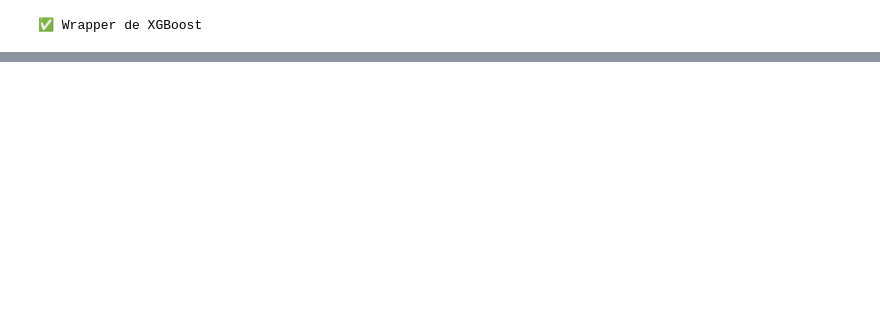
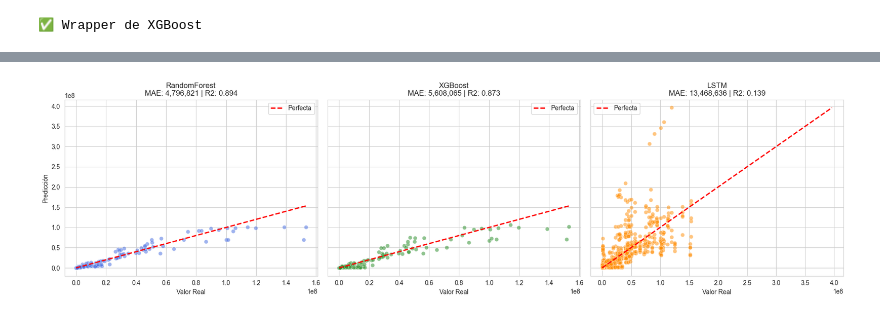
Before and after one commit to rortizgeo/Maestria_CD_Proyecto-Aplicado, a Jupyter notebook: 3_PA_Workflow_Paneldata_Hybrid.ipynb, the cells around one changed output, grey strips where cells are left out. Saved outputs shown, nothing was run; the diff lists cells and outputs as text; code cells hidden in the pictures; blank space fills up the shorter version.

```diff
--- a/3_PA_Workflow_Paneldata_Hybrid.ipynb
+++ b/3_PA_Workflow_Paneldata_Hybrid.ipynb
@@ -153,8 +110,11 @@ cols_exclude = ['year', 'ds', TARGET, 'country', 'countryCode', 'iso2', 'code']
 numeric_cols = df_ml.select_dtypes(include=[np.number]).columns.tolist()
 features_tabular = [c for c in numeric_cols if c not in cols_exclude]
 
-# Filtramos para que NO entren lags del target si por error se crearon
-features_tabular = [c for c in numeric_cols if c not in cols_exclude and TARGET not in c]
+
+# X_tab_full contendrá TODAS las variables (incluyendo lags del target)
+X_tab_full = df_ml[[c for c in numeric_cols if c not in cols_exclude]]
+y_tab = df_ml[TARGET]
+
 
 print(f"✅ Features seleccionadas ({len(features_tabular)}):")
 print(features_tabular)
@@ -1209,0 +843,83 @@ display(df_comparative.style.format(format_dict).background_gradient(subset=['Ga
+# %%
+# =============================================================================
+# 8. ANÁLISIS COMPARATIVO FINAL: CON LAGS VS SIN LAGS (BLOQUE AJUSTADO)
+# =============================================================================
+import matplotlib.pyplot as plt
+import seaborn as sns
+import pandas as pd
+import numpy as np
+from sklearn.metrics import r2_score
+
+scenarios = ['con_lags_target', 'sin_lags_target']
+colors_map = {'RandomForest': 'royalblue', 'XGBoost': 'forestgreen', 'LSTM': 'darkorange'}
+
+for scenario in scenarios:
+    print(f"\n\n" + "#" * 60)
+    print(f" ANALISIS DE RESULTADOS: {scenario.upper()}")
+    print("#" * 60)
+
+    # 1. TABLA DE RESULTADOS DETALLADOS POR FOLD
+    all_results = []
+    for model_name, entries in results_master[scenario].items():
+        for res in entries:
+            all_results.append({"model": model_name, **res})
+
+    if all_results:
+        df_results = pd.DataFrame(all_results)
+
+        print(f"\n--- Resultados Detallados por Fold ({scenario}) ---")
+        # Mostramos la tabla de folds
+        display(df_results)
+
+        # 2. RESUMEN ESTADÍSTICO (MÉTRICAS)
+        metric_cols = ["MAE", "RMSE", "R2", "MAPE", "SMAPE"]
+        summary = df_results.groupby("model")[metric_cols].agg(['mean', 'std'])
+
+        print(f"\n--- Resumen de Rendimiento: Media +/- Desviación ({scenario}) ---")
+        display(summary)
+
+        # 3. GRÁFICOS COMPARATIVOS (REAL VS PREDICHO)
+        print(f"\n--- Visualización de Validación Acumulada ({scenario}) ---")
+
+        # Filtramos modelos que tengan datos de predicción
+        models_to_plot = [m for m in ["RandomForest", "XGBoost", "LSTM"]
+                          if len(predictions_master[scenario][m]['y_true']) > 0]
+        n_models = len(models_to_plot)
+
+        if n_models > 0:
+            fig, axes = plt.subplots(1, n_models, figsize=(6 * n_models, 5), sharey=True)
+            if n_models == 1: axes = [axes]
+
+            for i, model in enumerate(models_to_plot):
+                ax = axes[i]
+
+                # Recuperamos datos acumulados
+                y_true_log = np.array(predictions_master[scenario][model]['y_true'])
+                y_pred_log = np.array(predictions_master[scenario][model]['y_pred'])
+
+                # Revertimos logaritmo para escala real
+                real = np.expm1(y_true_log)
+                pred = np.expm1(y_pred_log)
+
+                # Scatter Plot
+                sns.scatterplot(x=real, y=pred, alpha=0.5, color=colors_map[model], ax=ax, s=40)
+
+                # Línea de identidad
+                max_val = max(real.max(), pred.max())
+                min_val = min(real.min(), pred.min())
+                ax.plot([min_val, max_val], [min_val, max_val], 'r--', lw=2, label='Perfecta')
+
+                # Métricas globales del escenario
+                mae_global = np.mean(np.abs(real - pred))
+                r2_global = r2_score(real, pred)
+
+                ax.set_title(f"{model}\nMAE: {mae_global:,.0f} | R2: {r2_global:.3f}")
+                ax.set_xlabel("Valor Real")
+                if i == 0: ax.set_ylabel("Predicción")
+                ax.legend()
+
+            plt.tight_layout()
+            plt.show()
+    else:
+        print(f"No se encontraron resultados para el escenario: {scenario}")
+# %% [output]
@@ -1209,0 +955 @@ display(df_comparative.style.format(format_dict).background_gradient(subset=['Ga
+[figure, added]
```
Also changed, not shown: parts of 16 cells of this notebook, 1 other file.
